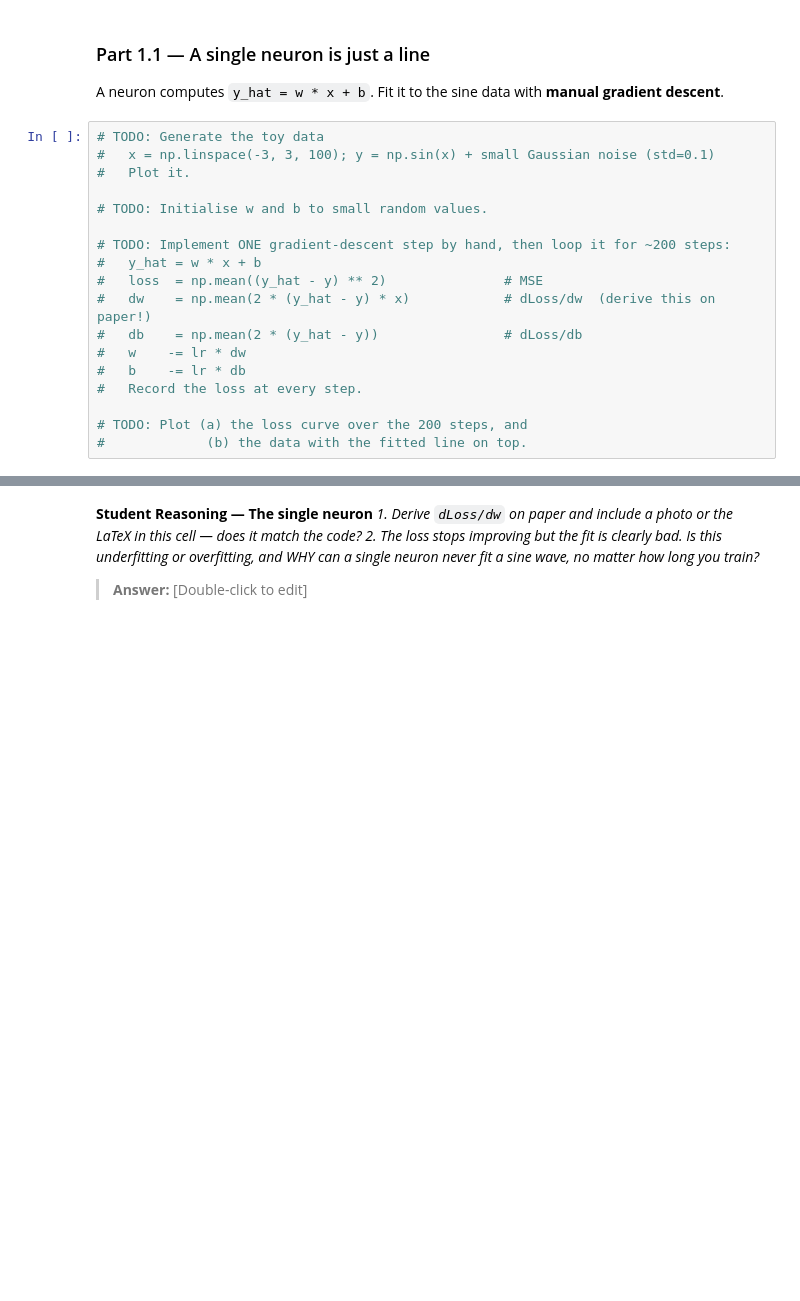
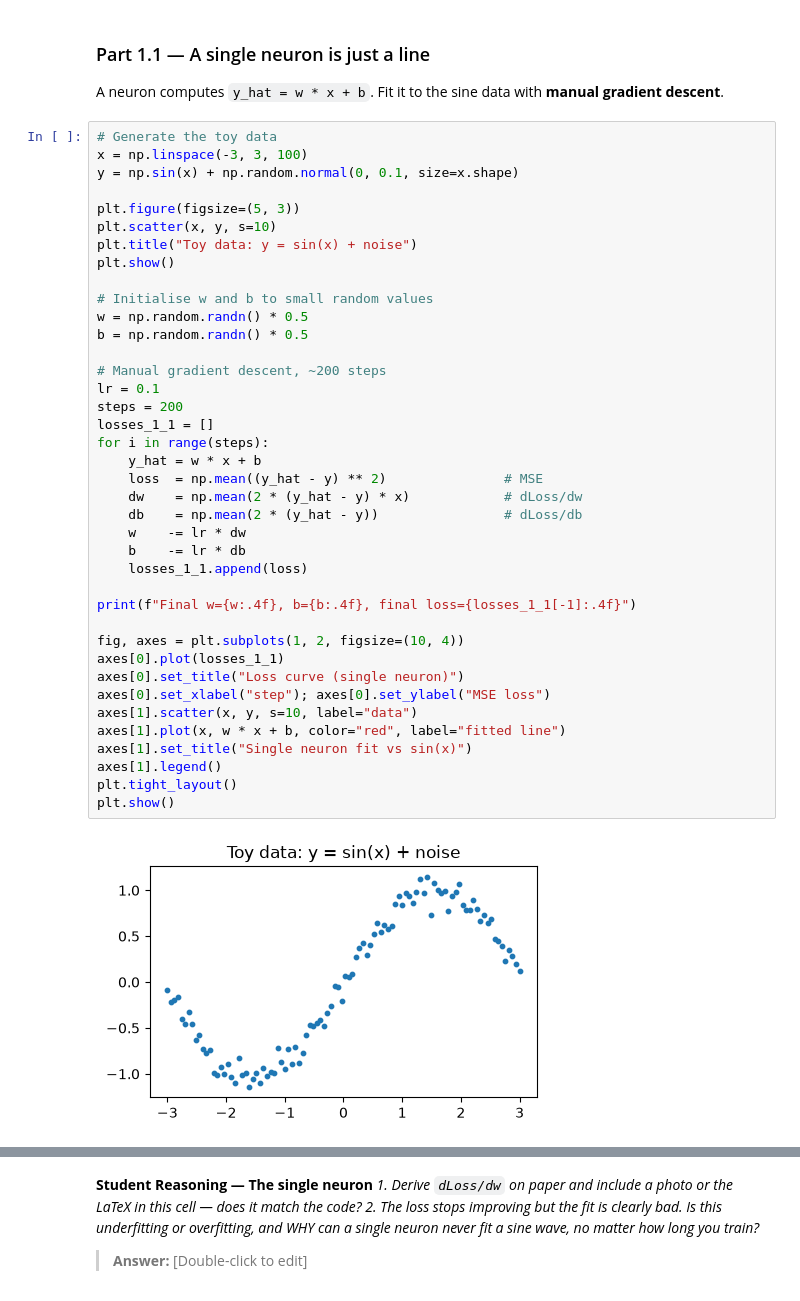
Before and after one commit to fiadzoanthony84-cloud/lab-3-, a Jupyter notebook: Lab_3.ipynb, the cells around one changed output, grey strips where cells are left out. Cells and saved outputs as stored; diff of their text form; blank space fills up the shorter version.

```diff
--- a/Lab_3.ipynb
+++ b/Lab_3.ipynb
@@ -65,21 +67,44 @@ and the loss going down.
 # %% [markdown]
 ### Part 1.1 — A single neuron is just a line
 A neuron computes `y_hat = w * x + b`. Fit it to the sine data with **manual gradient descent**.
-# %%
-# TODO: Generate the toy data
-#   x = np.linspace(-3, 3, 100); y = np.sin(x) + small Gaussian noise (std=0.1)
-#   Plot it.
-
-# TODO: Initialise w and b to small random values.
-
-# TODO: Implement ONE gradient-descent step by hand, then loop it for ~200 steps:
-#   y_hat = w * x + b
-#   loss  = np.mean((y_hat - y) ** 2)               # MSE
-#   dw    = np.mean(2 * (y_hat - y) * x)            # dLoss/dw  (derive this on paper!)
-#   db    = np.mean(2 * (y_hat - y))                # dLoss/db
-#   w    -= lr * dw
-#   b    -= lr * db
-#   Record the loss at every step.
-
-# TODO: Plot (a) the loss curve over the 200 steps, and
-#             (b) the data with the fitted line on top.
+# %%
+# Generate the toy data
+x = np.linspace(-3, 3, 100)
+y = np.sin(x) + np.random.normal(0, 0.1, size=x.shape)
+
+plt.figure(figsize=(5, 3))
+plt.scatter(x, y, s=10)
+plt.title("Toy data: y = sin(x) + noise")
+plt.show()
+
+# Initialise w and b to small random values
+w = np.random.randn() * 0.5
+b = np.random.randn() * 0.5
+
+# Manual gradient descent, ~200 steps
+lr = 0.1
+steps = 200
+losses_1_1 = []
+for i in range(steps):
+    y_hat = w * x + b
+    loss  = np.mean((y_hat - y) ** 2)               # MSE
+    dw    = np.mean(2 * (y_hat - y) * x)            # dLoss/dw
+    db    = np.mean(2 * (y_hat - y))                # dLoss/db
+    w    -= lr * dw
+    b    -= lr * db
+    losses_1_1.append(loss)
+
+print(f"Final w={w:.4f}, b={b:.4f}, final loss={losses_1_1[-1]:.4f}")
+
+fig, axes = plt.subplots(1, 2, figsize=(10, 4))
+axes[0].plot(losses_1_1)
+axes[0].set_title("Loss curve (single neuron)")
+axes[0].set_xlabel("step"); axes[0].set_ylabel("MSE loss")
+axes[1].scatter(x, y, s=10, label="data")
+axes[1].plot(x, w * x + b, color="red", label="fitted line")
+axes[1].set_title("Single neuron fit vs sin(x)")
+axes[1].legend()
+plt.tight_layout()
+plt.show()
+# %% [output]
+[figure, added]
```
Also changed, not shown: parts of 3 cells of this notebook.
